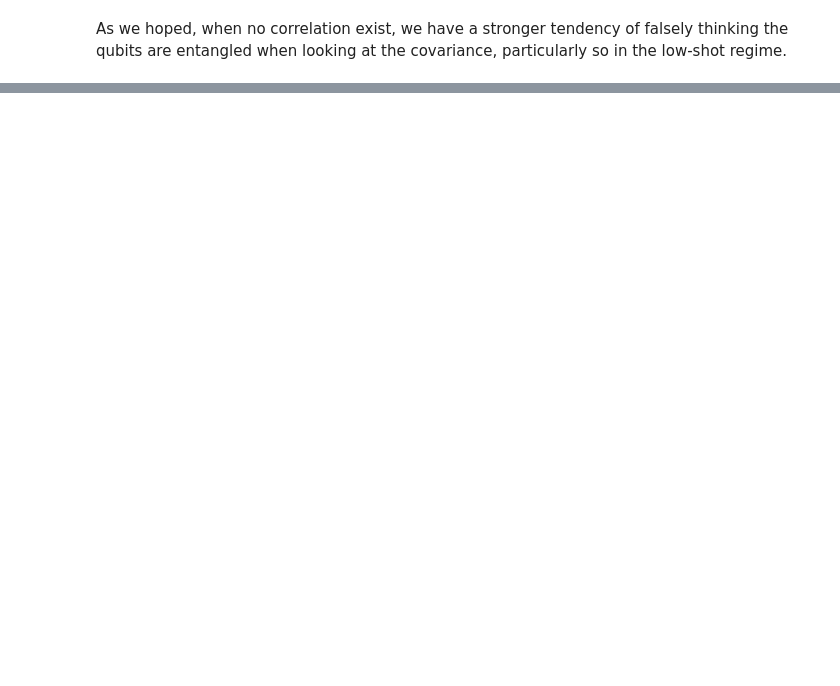
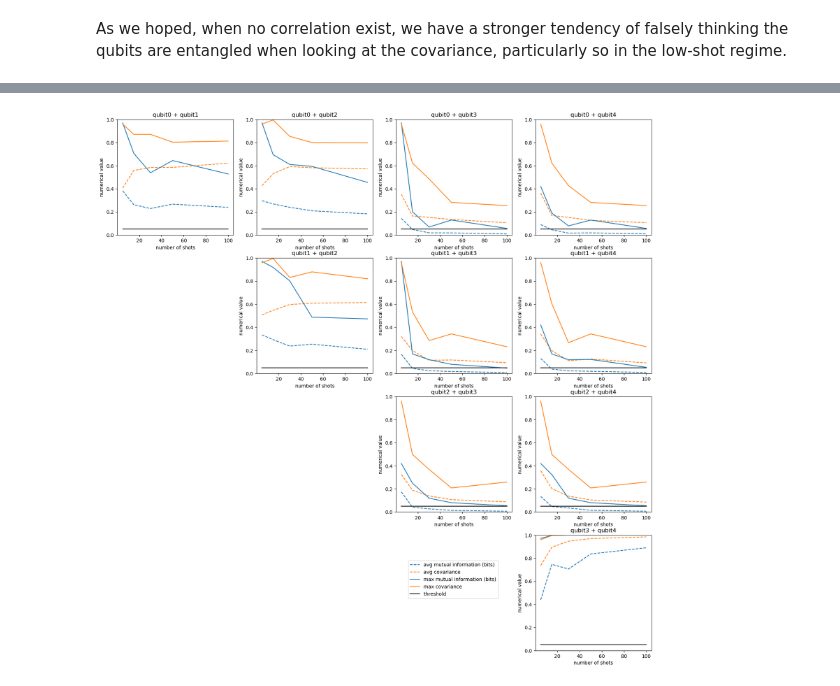
Before and after one commit to ChitambarLab/qNetTI, a Jupyter notebook: demos/covariance_vs_entropic_inference_shot_noise.ipynb, the cells around one changed output, grey strips where cells are left out. Drawn from its saved outputs; the diff is of its cells as text; code cells hidden in the pictures; blank space fills up the shorter version.

```diff
--- a/demos/covariance_vs_entropic_inference_shot_noise.ipynb
+++ b/demos/covariance_vs_entropic_inference_shot_noise.ipynb
@@ -265,0 +301,22 @@ plt.legend(bbox_to_anchor=(-0.3, 0.8))
+# %%
+with open("../data/network_finite_shot_2023-03-27T22:12:03.848812.json", "r") as openfile:
+    data = json.load(openfile)
+    shots_list = data['shots_list']
+    char_mat_data = data['char_mat_data']
+    cov_mat_data = data['cov_mat_data']
+    plt.figure(figsize=(25,25))
+    for i in range(0,5):
+        for j in range(i+1, 5):
+            plt.subplot(5,5,i*5 + j)
+
+            idx_1 = i
+            idx_2 = j
+
+            plot_result(shots_list, char_mat_data, cov_mat_data, idx_1=idx_1, idx_2=idx_2)
+            plt.plot(shots_list, [0.05 for s in shots_list], "k", label="threshold")
+            plt.title("qubit" + str(idx_1) + " + qubit" + str(idx_2))
+            plt.ylim([0,1])
+
+    plt.legend(bbox_to_anchor=(-0.3, 0.8))
+# %% [output]
+[figure, added]
```
Also changed, not shown: parts of 18 cells of this notebook, 4 other files.
